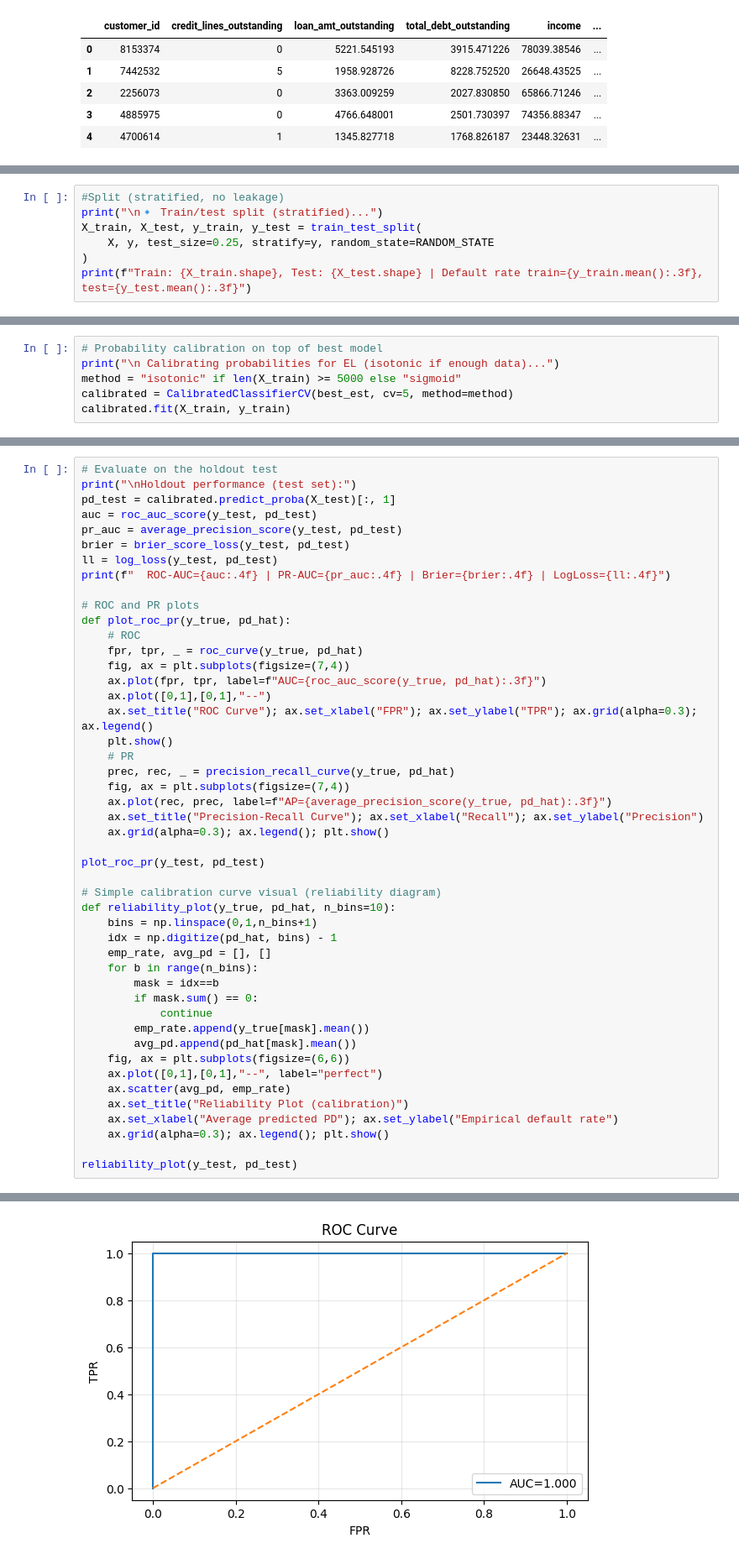
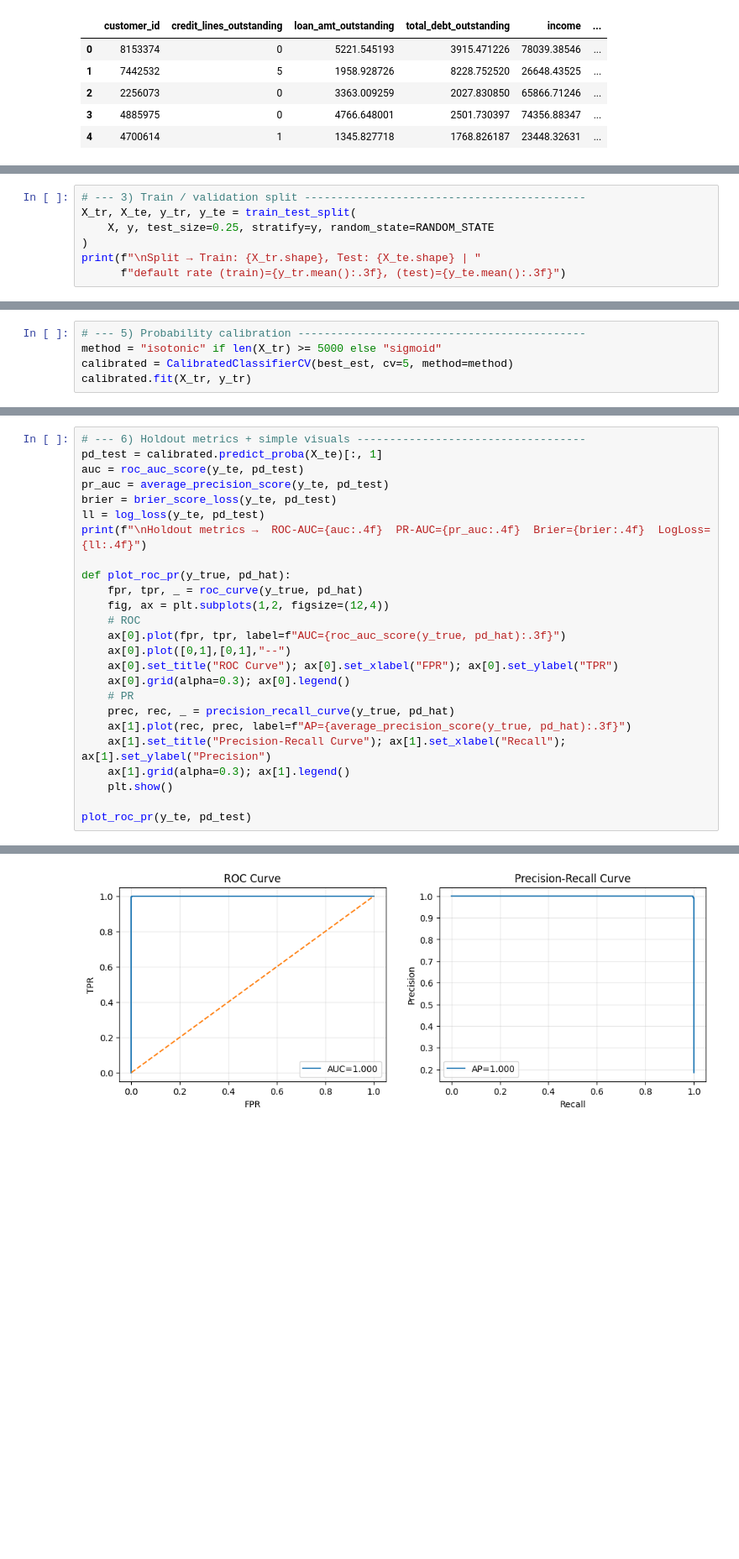
Before and after one commit to mian-abd/JP-Morgan-Quantitative-Research-Virtual-Experience, a Jupyter notebook: task3.ipynb, the cells around one changed output, grey strips where cells are left out. Shown at 84% size. Drawn from its saved outputs; the diff is of its cells as text; blank space fills up the shorter version.

Commit message:
Simplify task3 imports and structure - direct xgboost import, simple file loading

```diff
--- a/task3.ipynb
+++ b/task3.ipynb
@@ -101,10 +98,10 @@ preprocess = ColumnTransformer(
     remainder="drop"
 )
 # %%
-#Split (stratified, no leakage)
-print("\n🔹 Train/test split (stratified)...")
-X_train, X_test, y_train, y_test = train_test_split(
+# --- 3) Train / validation split -------------------------------------------
+X_tr, X_te, y_tr, y_te = train_test_split(
     X, y, test_size=0.25, stratify=y, random_state=RANDOM_STATE
 )
-print(f"Train: {X_train.shape}, Test: {X_test.shape} | Default rate train={y_train.mean():.3f}, test={y_test.mean():.3f}")
+print(f"\nSplit → Train: {X_tr.shape}, Test: {X_te.shape} | "
+      f"default rate (train)={y_tr.mean():.3f}, (test)={y_te.mean():.3f}")
 # %% [output]
@@ -159,7 +150,6 @@ CV results (higher neg_log_loss is better):
 # %%
-# Probability calibration on top of best model
-print("\n Calibrating probabilities for EL (isotonic if enough data)...")
-method = "isotonic" if len(X_train) >= 5000 else "sigmoid"
+# --- 5) Probability calibration --------------------------------------------
+method = "isotonic" if len(X_tr) >= 5000 else "sigmoid"
 calibrated = CalibratedClassifierCV(best_est, cv=5, method=method)
-calibrated.fit(X_train, y_train)
+calibrated.fit(X_tr, y_tr)
 # %% [output]
@@ -186,48 +175,26 @@ CalibratedClassifierCV(cv=5,
 # %%
-# Evaluate on the holdout test
-print("\nHoldout performance (test set):")
-pd_test = calibrated.predict_proba(X_test)[:, 1]
-auc = roc_auc_score(y_test, pd_test)
-pr_auc = average_precision_score(y_test, pd_test)
-brier = brier_score_loss(y_test, pd_test)
-ll = log_loss(y_test, pd_test)
-print(f"  ROC-AUC={auc:.4f} | PR-AUC={pr_auc:.4f} | Brier={brier:.4f} | LogLoss={ll:.4f}")
+# --- 6) Holdout metrics + simple visuals -----------------------------------
+pd_test = calibrated.predict_proba(X_te)[:, 1]
+auc = roc_auc_score(y_te, pd_test)
+pr_auc = average_precision_score(y_te, pd_test)
+brier = brier_score_loss(y_te, pd_test)
+ll = log_loss(y_te, pd_test)
+print(f"\nHoldout metrics →  ROC-AUC={auc:.4f}  PR-AUC={pr_auc:.4f}  Brier={brier:.4f}  LogLoss={ll:.4f}")
 
-# ROC and PR plots
 def plot_roc_pr(y_true, pd_hat):
+    fpr, tpr, _ = roc_curve(y_true, pd_hat)
+    fig, ax = plt.subplots(1,2, figsize=(12,4))
     # ROC
-    fpr, tpr, _ = roc_curve(y_true, pd_hat)
-    fig, ax = plt.subplots(figsize=(7,4))
-    ax.plot(fpr, tpr, label=f"AUC={roc_auc_score(y_true, pd_hat):.3f}")
-    ax.plot([0,1],[0,1],"--")
-    ax.set_title("ROC Curve"); ax.set_xlabel("FPR"); ax.set_ylabel("TPR"); ax.grid(alpha=0.3); ax.legend()
-    plt.show()
+    ax[0].plot(fpr, tpr, label=f"AUC={roc_auc_score(y_true, pd_hat):.3f}")
+    ax[0].plot([0,1],[0,1],"--")
+    ax[0].set_title("ROC Curve"); ax[0].set_xlabel("FPR"); ax[0].set_ylabel("TPR")
+    ax[0].grid(alpha=0.3); ax[0].legend()
     # PR
     prec, rec, _ = precision_recall_curve(y_true, pd_hat)
-    fig, ax = plt.subplots(figsize=(7,4))
-    ax.plot(rec, prec, label=f"AP={average_precision_score(y_true, pd_hat):.3f}")
-    ax.set_title("Precision-Recall Curve"); ax.set_xlabel("Recall"); ax.set_ylabel("Precision")
-    ax.grid(alpha=0.3); ax.legend(); plt.show()
+    ax[1].plot(rec, prec, label=f"AP={average_precision_score(y_true, pd_hat):.3f}")
+    ax[1].set_title("Precision-Recall Curve"); ax[1].set_xlabel("Recall"); ax[1].set_ylabel("Precision")
+    ax[1].grid(alpha=0.3); ax[1].legend()
+    plt.show()
 
-plot_roc_pr(y_test, pd_test)
-
-# Simple calibration curve visual (reliability diagram)
-def reliability_plot(y_true, pd_hat, n_bins=10):
-    bins = np.linspace(0,1,n_bins+1)
-    idx = np.digitize(pd_hat, bins) - 1
-    emp_rate, avg_pd = [], []
-    for b in range(n_bins):
-        mask = idx==b
-        if mask.sum() == 0:
-            continue
-        emp_rate.append(y_true[mask].mean())
-        avg_pd.append(pd_hat[mask].mean())
-    fig, ax = plt.subplots(figsize=(6,6))
-    ax.plot([0,1],[0,1],"--", label="perfect")
-    ax.scatter(avg_pd, emp_rate)
-    ax.set_title("Reliability Plot (calibration)")
-    ax.set_xlabel("Average predicted PD"); ax.set_ylabel("Empirical default rate")
-    ax.grid(alpha=0.3); ax.legend(); plt.show()
-
-reliability_plot(y_test, pd_test)
+plot_roc_pr(y_te, pd_test)
 # %% [output]
@@ -236 +202 @@ Holdout performance (test set):
-[figure, old version]
+[figure, new version]
```
Also changed, not shown: parts of 10 cells of this notebook.
